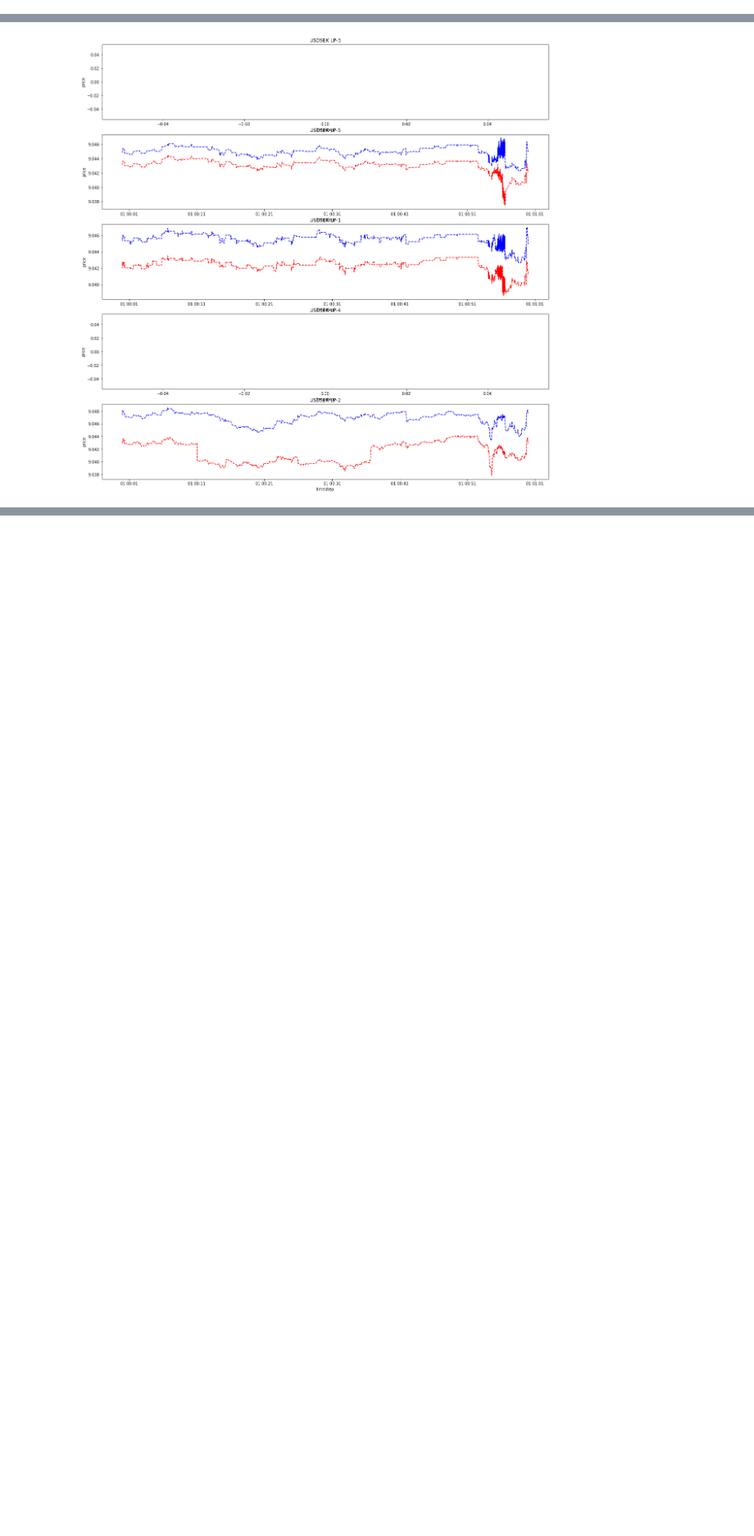
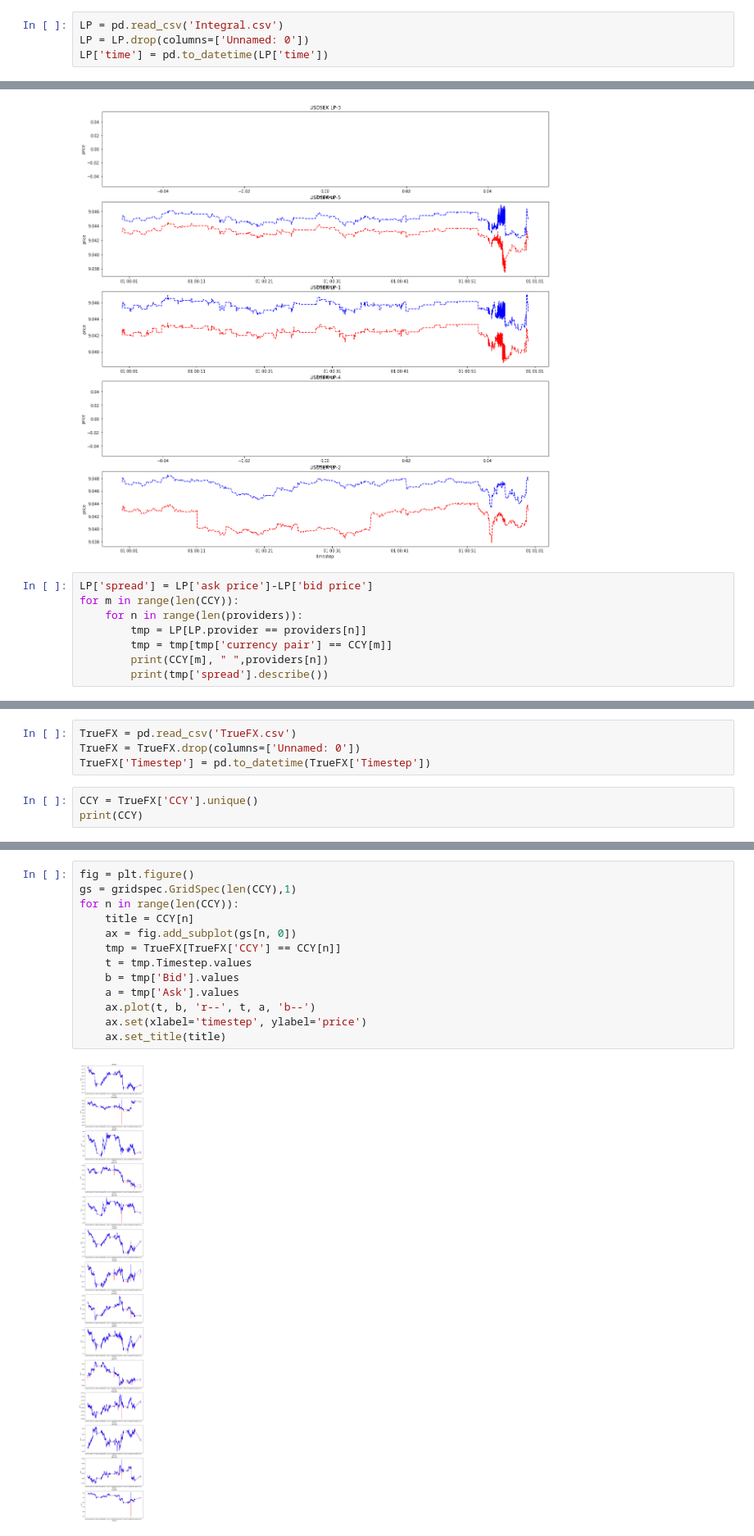
Before and after one commit to IrisQY/Forex-DQN, a Jupyter notebook: Data Visualization.ipynb, the cells around one changed output, grey strips where cells are left out. Shown at 82% size. Cells and saved outputs as stored; diff of their text form; blank space fills up the shorter version.

```diff
--- a/Data Visualization.ipynb
+++ b/Data Visualization.ipynb
@@ -71,3 +73,7 @@ LP.head()
+# %%
+LP = pd.read_csv('Integral.csv')
+LP = LP.drop(columns=['Unnamed: 0'])
+LP['time'] = pd.to_datetime(LP['time'])
 # %%
 providers = LP.provider.unique()
 CCY = LP['currency pair'].unique()
@@ -212,3 +218,11 @@ for n in range(len(providers)):
     ax.set_title(title)
 # %% [output]
 [figure]
+# %%
+LP['spread'] = LP['ask price']-LP['bid price']
+for m in range(len(CCY)):
+    for n in range(len(providers)):
+        tmp = LP[LP.provider == providers[n]]
+        tmp = tmp[tmp['currency pair'] == CCY[m]]
+        print(CCY[m], " ",providers[n])
+        print(tmp['spread'].describe())
@@ -214,0 +249,7 @@ for n in range(len(providers)):
+# %%
+TrueFX = pd.read_csv('TrueFX.csv')
+TrueFX = TrueFX.drop(columns=['Unnamed: 0'])
+TrueFX['Timestep'] = pd.to_datetime(TrueFX['Timestep'])
+# %%
+CCY = TrueFX['CCY'].unique()
+print(CCY)
@@ -214,0 +259,15 @@ for n in range(len(providers)):
+# %%
+fig = plt.figure()
+gs = gridspec.GridSpec(len(CCY),1)
+for n in range(len(CCY)):
+    title = CCY[n]
+    ax = fig.add_subplot(gs[n, 0])
+    tmp = TrueFX[TrueFX['CCY'] == CCY[n]]
+    t = tmp.Timestep.values
+    b = tmp['Bid'].values
+    a = tmp['Ask'].values
+    ax.plot(t, b, 'r--', t, a, 'b--')
+    ax.set(xlabel='timestep', ylabel='price')
+    ax.set_title(title)
+# %% [output]
+[figure, added]
```
Also changed, not shown: parts of 4 cells of this notebook.
